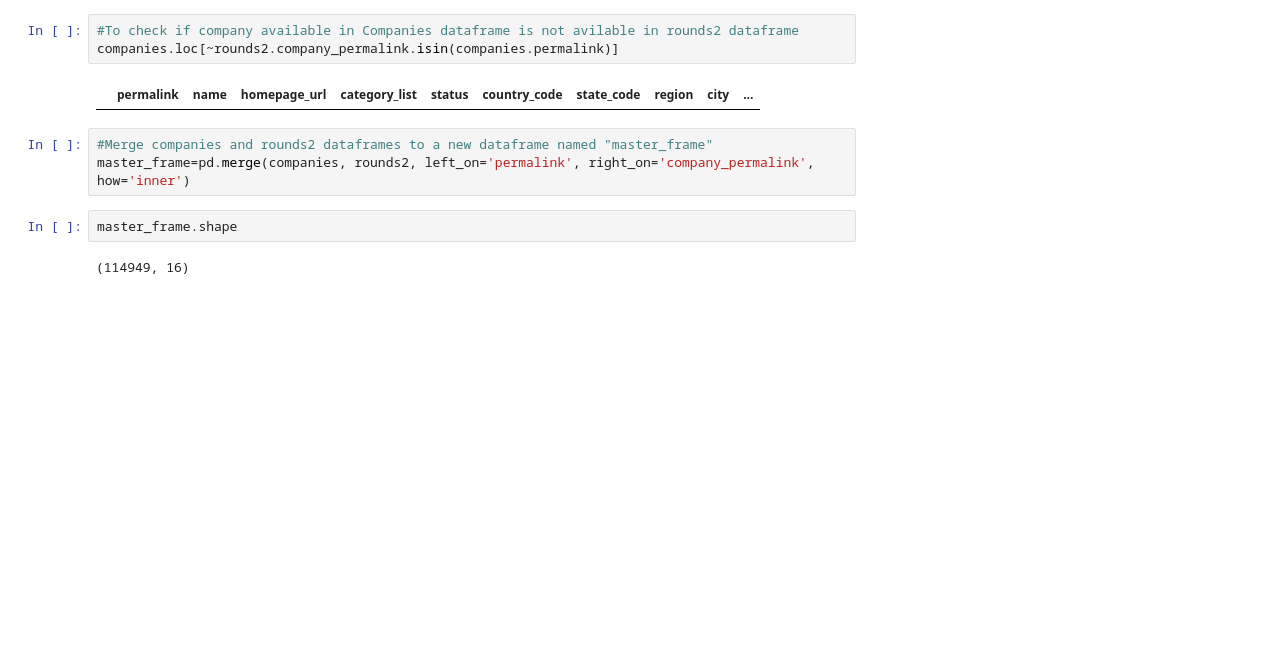
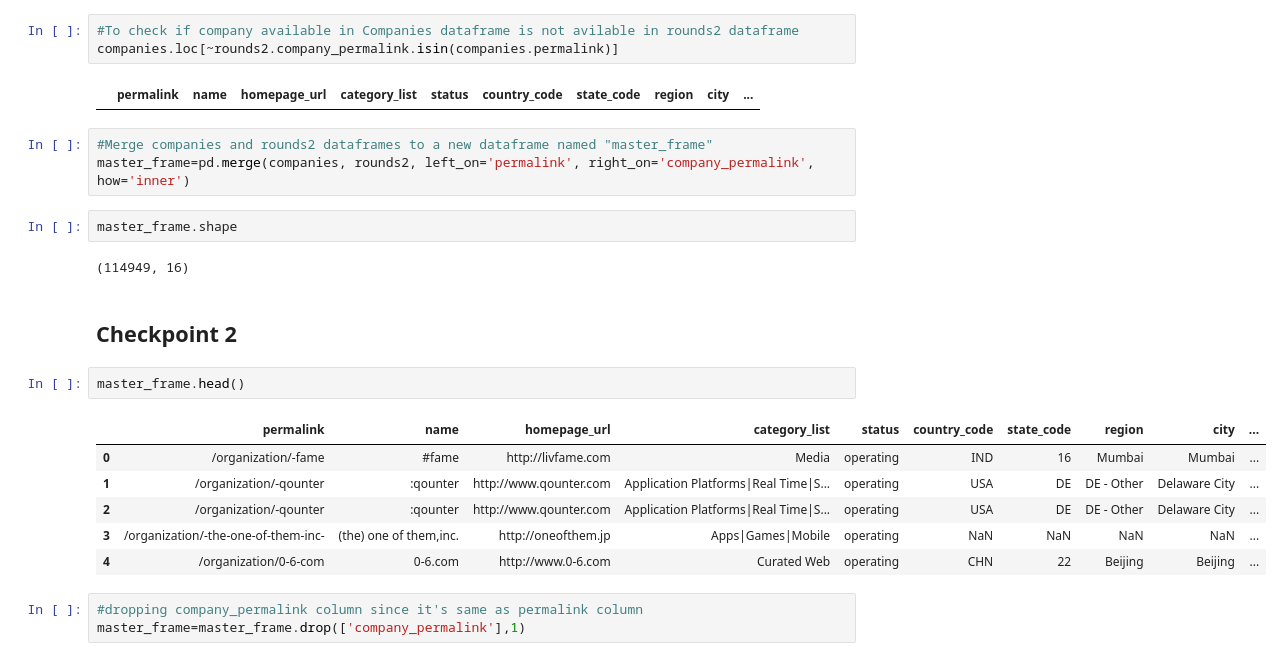
Before and after one commit to anushkaparadkar/Investment-Analysis-Assignment, a Jupyter notebook: Investment Analysis.ipynb, the cells around one changed output. Drawn from its saved outputs; the diff is of its cells as text; blank space fills up the shorter version.

Commit message:
checkpoint 2 complete

```diff
--- a/Investment Analysis.ipynb
+++ b/Investment Analysis.ipynb
@@ -117,3 +119,17 @@ master_frame=pd.merge(companies, rounds2, left_on='permalink', right_on='company
 master_frame.shape
 # %% [output]
 (114949, 16)
+# %% [markdown]
+## Checkpoint 2
+# %%
+master_frame.head()
+# %% [output]
+|  | permalink | name | homepage_url | category_list | status | country_code | state_code | region | city | ... |
+| 0 | /organization/-fame | #fame | http://livfame.com | Media | operating | IND | 16 | Mumbai | Mumbai | ... |
+| 1 | /organization/-qounter | :qounter | http://www.qounter.com | Application Platforms|Real Time|S... | operating | USA | DE | DE - Other | Delaware City | ... |
+| 2 | /organization/-qounter | :qounter | http://www.qounter.com | Application Platforms|Real Time|S... | operating | USA | DE | DE - Other | Delaware City | ... |
+| 3 | /organization/-the-one-of-them-inc- | (the) one of them,inc. | http://oneofthem.jp | Apps|Games|Mobile | operating | NaN | NaN | NaN | NaN | ... |
+| 4 | /organization/0-6-com | 0-6.com | http://www.0-6.com | Curated Web | operating | CHN | 22 | Beijing | Beijing | ... |
+# %%
+#dropping company_permalink column since it's same as permalink column
+master_frame=master_frame.drop(['company_permalink'],1)
```
Also changed, not shown: parts of 7 cells of this notebook, 2 other files.
